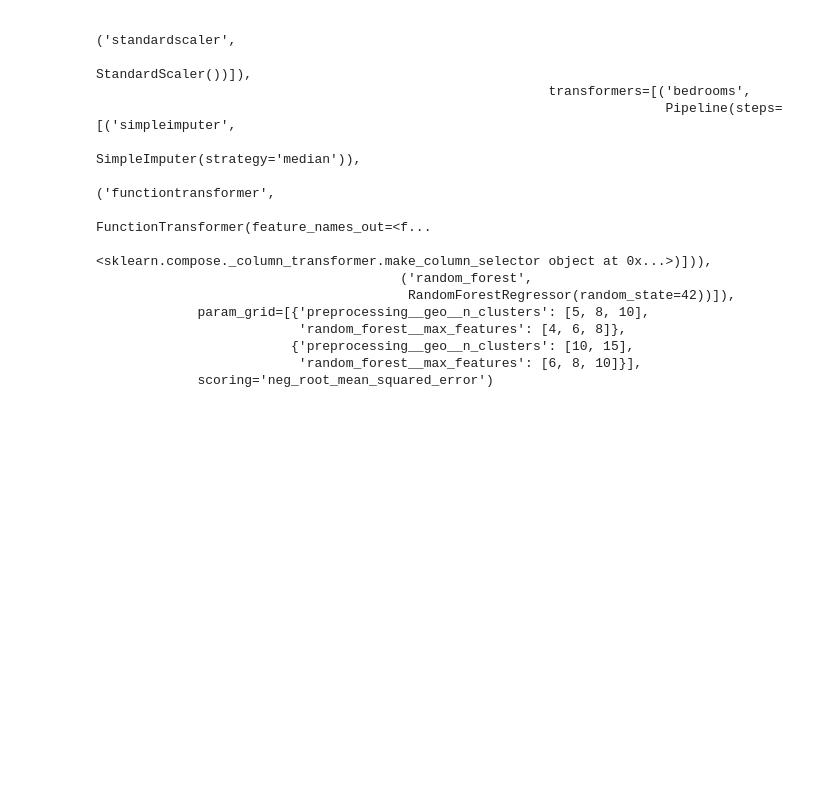
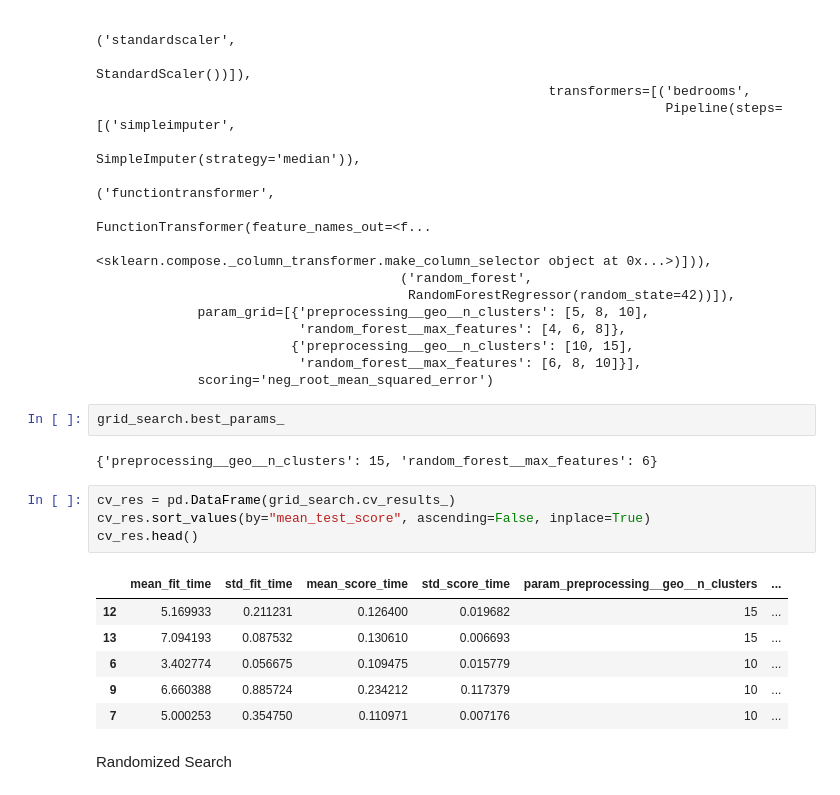
Before and after one commit to Praveenk2324/ML-Coding, a Jupyter notebook: Pytorch_Practice[1].ipynb, the cells around one changed output. Saved outputs shown, nothing was run; the diff lists cells and outputs as text; blank space fills up the shorter version.

```diff
--- a/Pytorch_Practice[1].ipynb
+++ b/Pytorch_Practice[1].ipynb
@@ -710,3 +709,20 @@ GridSearchCV(cv=3,
                          {'preprocessing__geo__n_clusters': [10, 15],
                           'random_forest__max_features': [6, 8, 10]}],
              scoring='neg_root_mean_squared_error')
+# %%
+grid_search.best_params_
+# %% [output]
+{'preprocessing__geo__n_clusters': 15, 'random_forest__max_features': 6}
+# %%
+cv_res = pd.DataFrame(grid_search.cv_results_)
+cv_res.sort_values(by="mean_test_score", ascending=False, inplace=True)
+cv_res.head()
+# %% [output]
+|  | mean_fit_time | std_fit_time | mean_score_time | std_score_time | param_preprocessing__geo__n_clusters | ... |
+| 12 | 5.169933 | 0.211231 | 0.126400 | 0.019682 | 15 | ... |
+| 13 | 7.094193 | 0.087532 | 0.130610 | 0.006693 | 15 | ... |
+| 6 | 3.402774 | 0.056675 | 0.109475 | 0.015779 | 10 | ... |
+| 9 | 6.660388 | 0.885724 | 0.234212 | 0.117379 | 10 | ... |
+| 7 | 5.000253 | 0.354750 | 0.110971 | 0.007176 | 10 | ... |
+# %% [markdown]
+Randomized Search
```
Also changed, not shown: parts of 23 cells of this notebook, 4 other files.
